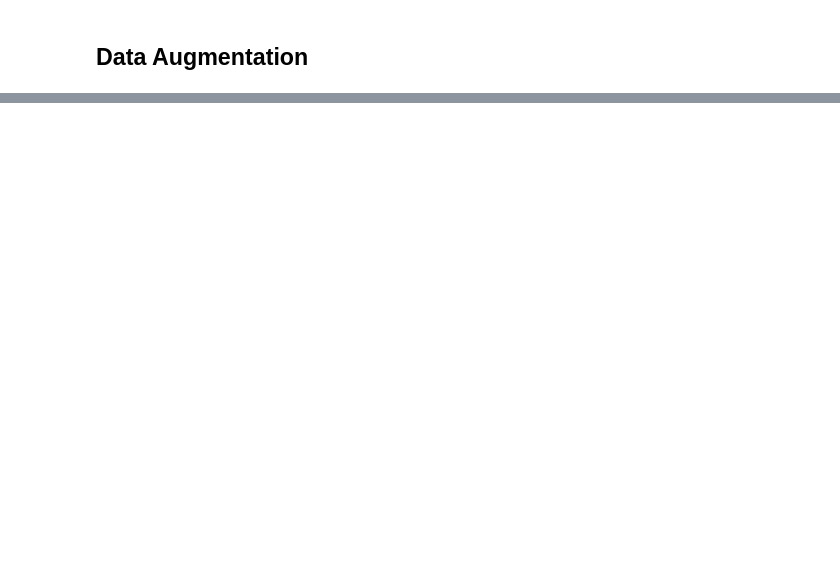
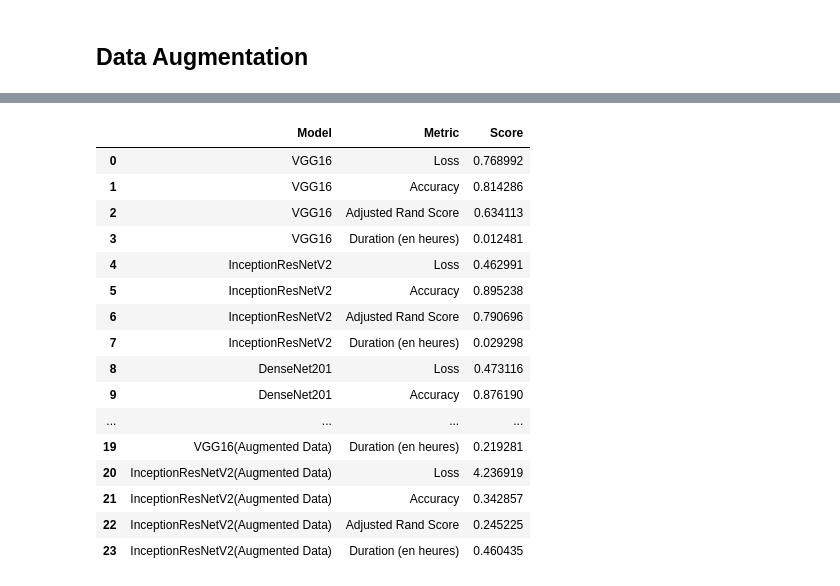
Before and after one commit to Stely-data/OC-Projet-6, a Jupyter notebook: Deveau_Estelle_5_notebook_img_classification_042024.ipynb, the cells around one changed output, grey strips where cells are left out. Cells and saved outputs as stored; diff of their text form; code cells hidden in the pictures; blank space fills up the shorter version.

```diff
--- a/Deveau_Estelle_5_notebook_img_classification_042024.ipynb
+++ b/Deveau_Estelle_5_notebook_img_classification_042024.ipynb
@@ -374,0 +427,20 @@ plot_model_performance(data_metrics)
+# %%
+data_metrics
+# %% [output]
+|  | Model | Metric | Score |
+| 0 | VGG16 | Loss | 0.768992 |
+| 1 | VGG16 | Accuracy | 0.814286 |
+| 2 | VGG16 | Adjusted Rand Score | 0.634113 |
+| 3 | VGG16 | Duration (en heures) | 0.012481 |
+| 4 | InceptionResNetV2 | Loss | 0.462991 |
+| 5 | InceptionResNetV2 | Accuracy | 0.895238 |
+| 6 | InceptionResNetV2 | Adjusted Rand Score | 0.790696 |
+| 7 | InceptionResNetV2 | Duration (en heures) | 0.029298 |
+| 8 | DenseNet201 | Loss | 0.473116 |
+| 9 | DenseNet201 | Accuracy | 0.876190 |
+| ... | ... | ... | ... |
+| 19 | VGG16(Augmented Data) | Duration (en heures) | 0.219281 |
+| 20 | InceptionResNetV2(Augmented Data) | Loss | 4.236919 |
+| 21 | InceptionResNetV2(Augmented Data) | Accuracy | 0.342857 |
+| 22 | InceptionResNetV2(Augmented Data) | Adjusted Rand Score | 0.245225 |
+| 23 | InceptionResNetV2(Augmented Data) | Duration (en heures) | 0.460435 |
```
Also changed, not shown: parts of 19 cells of this notebook, 1 other file.
